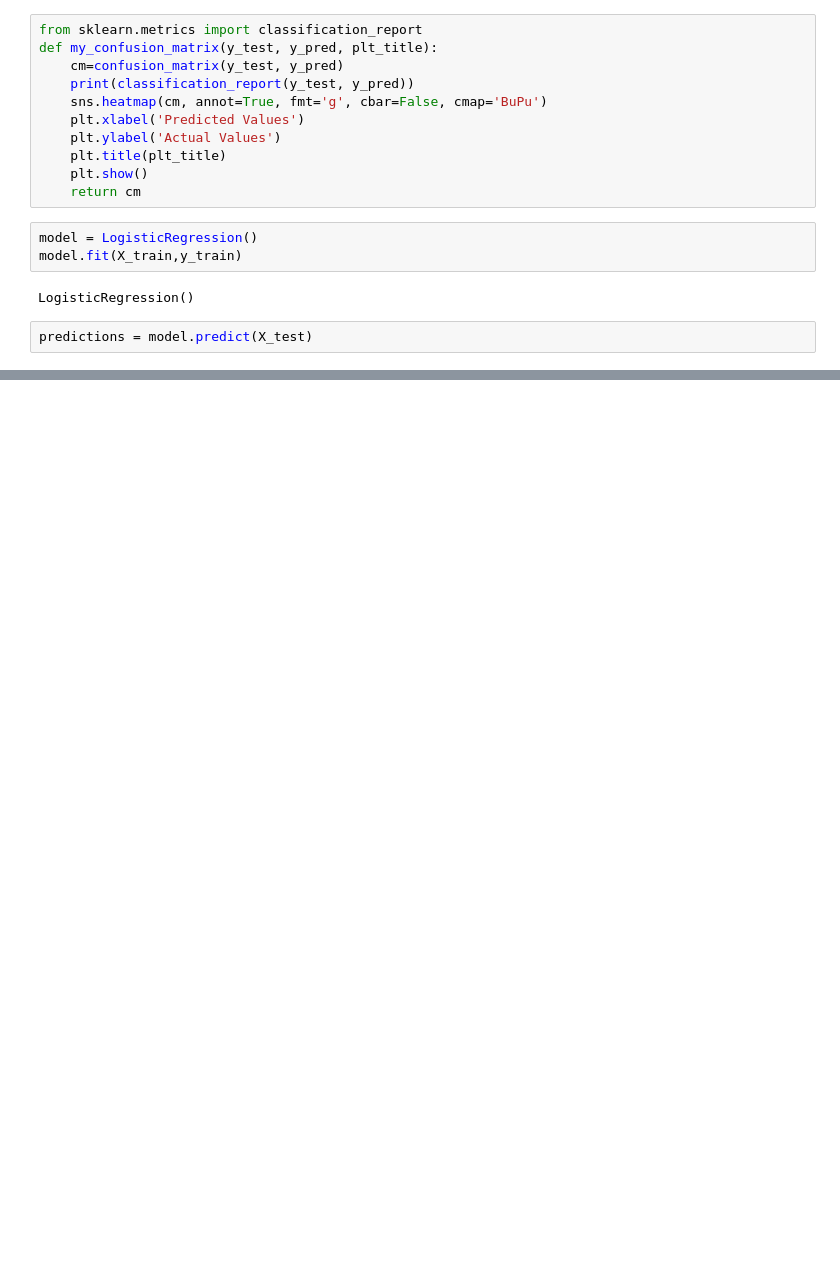
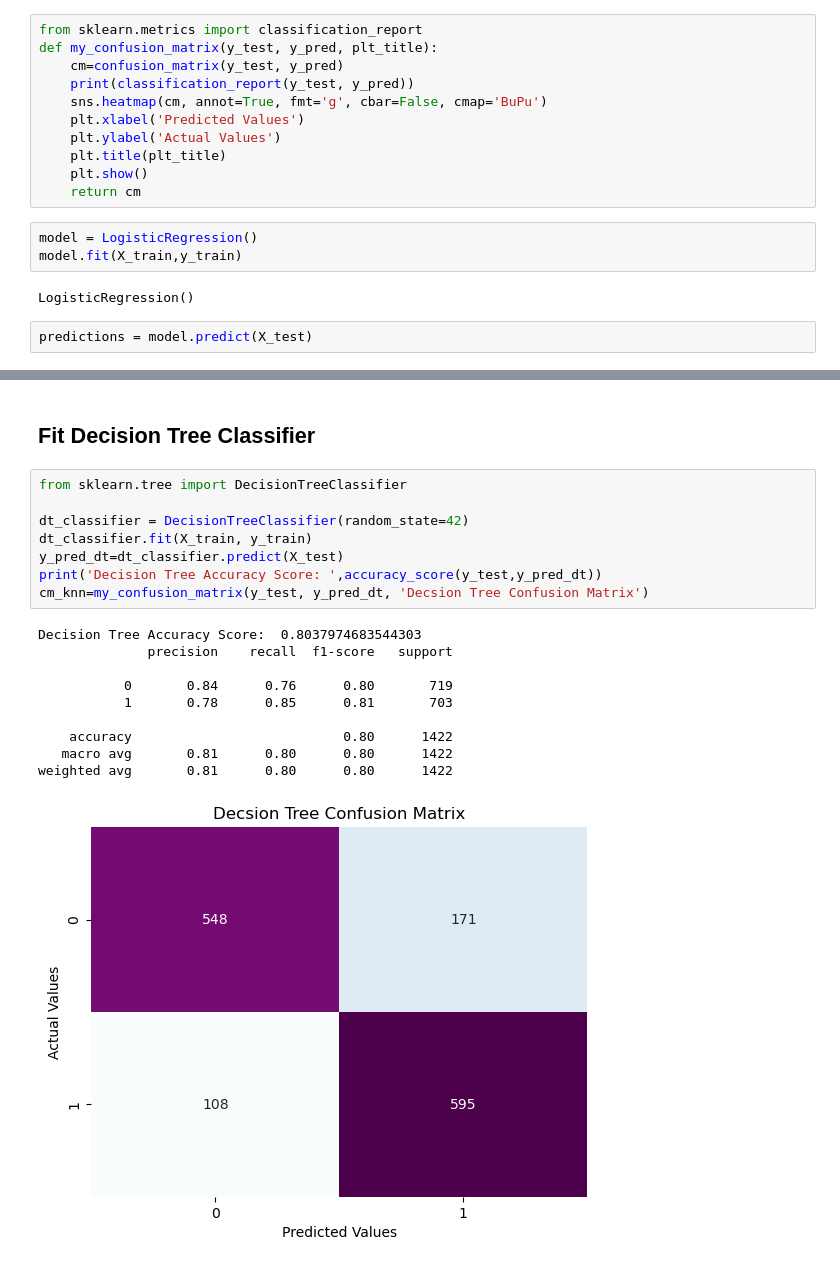
Before and after one commit to Mickamwamba/da-project, a Jupyter notebook: logistic_regression.ipynb, the cells around one changed output, grey strips where cells are left out. Cells and saved outputs as stored; diff of their text form; blank space fills up the shorter version.

Commit message:
feat: add decision tree and xgb boost

```diff
--- a/logistic_regression.ipynb
+++ b/logistic_regression.ipynb
@@ -114,0 +156,21 @@ The confusion matrix [[506 213]
+# %% [markdown]
+## Fit Decision Tree Classifier
+# %%
+from sklearn.tree import DecisionTreeClassifier
+
+dt_classifier = DecisionTreeClassifier(random_state=42)
+dt_classifier.fit(X_train, y_train)
+y_pred_dt=dt_classifier.predict(X_test)
+print('Decision Tree Accuracy Score: ',accuracy_score(y_test,y_pred_dt))
+cm_knn=my_confusion_matrix(y_test, y_pred_dt, 'Decsion Tree Confusion Matrix')
+# %% [output]
+Decision Tree Accuracy Score:  0.8037974683544303
+              precision    recall  f1-score   support
+
+           0       0.84      0.76      0.80       719
+           1       0.78      0.85      0.81       703
+
+    accuracy                           0.80      1422
+   macro avg       0.81      0.80      0.80      1422
+weighted avg       0.81      0.80      0.80      1422
+[figure, added]
```
Also changed, not shown: parts of 8 cells of this notebook.
